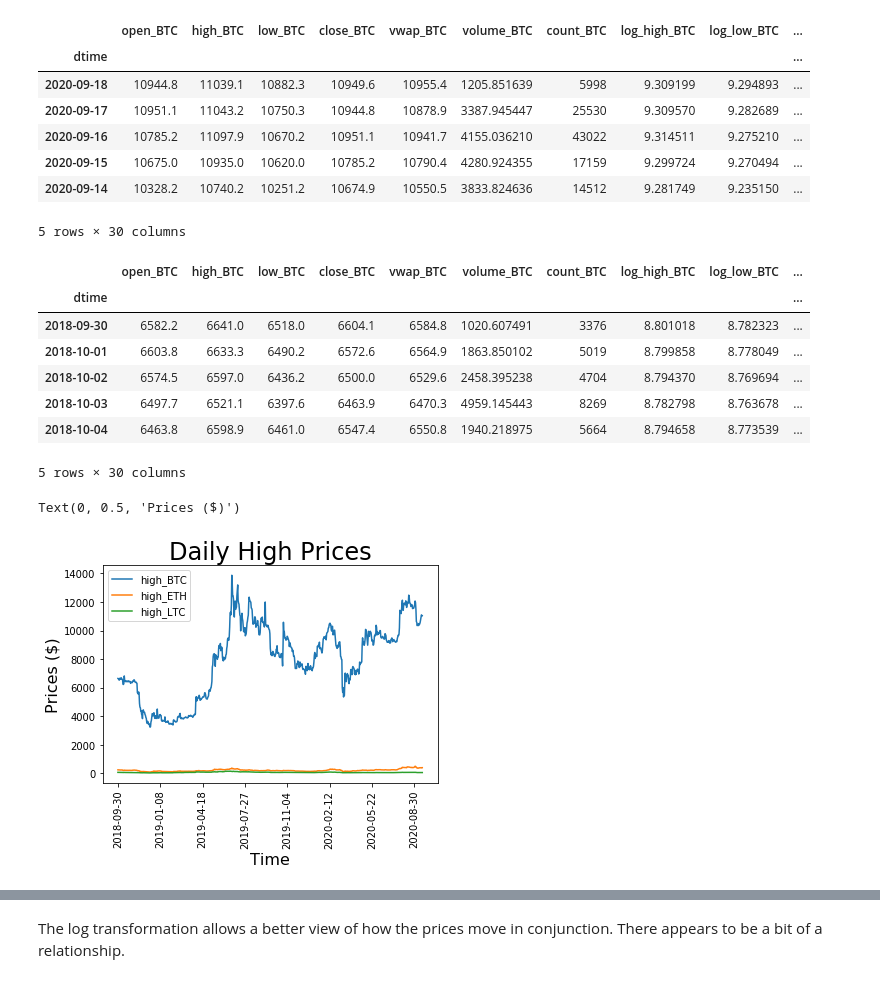
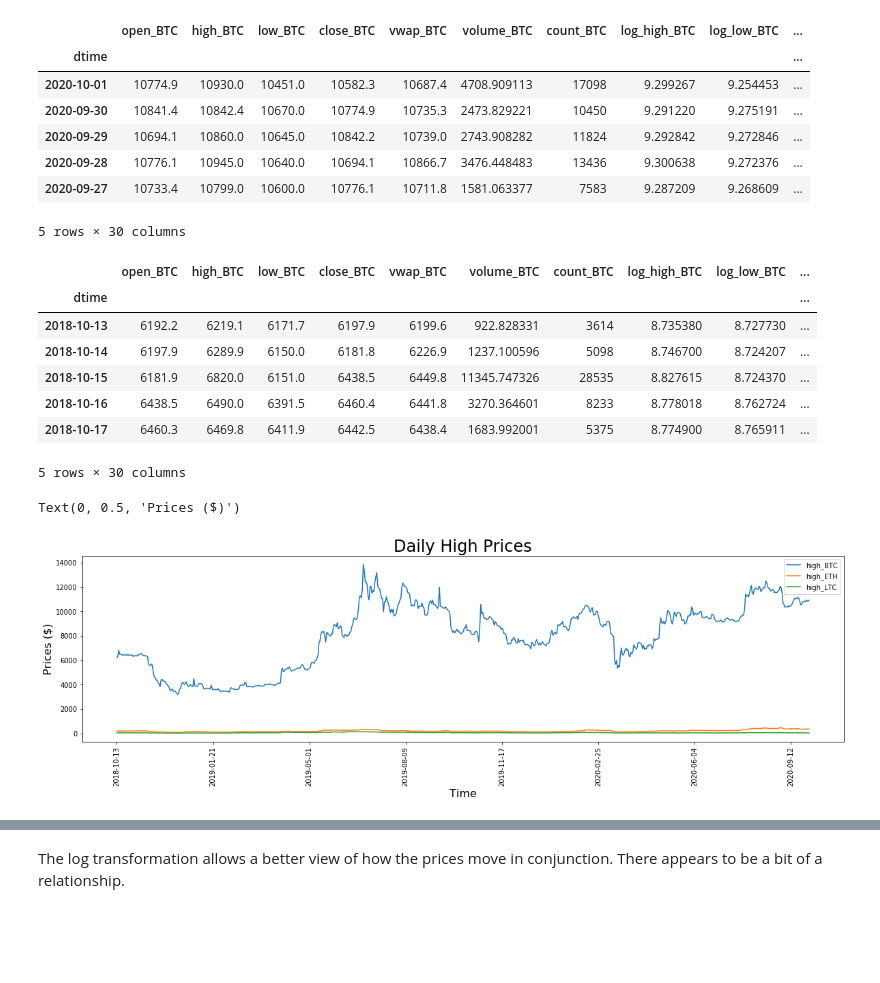
Before and after one commit to hank-butler/Third-Capstone, a Jupyter notebook: Third_Capstone_EDA.ipynb, the cells around one changed output, grey strips where cells are left out. Saved outputs shown, nothing was run; the diff lists cells and outputs as text; code cells hidden in the pictures; blank space fills up the shorter version.

Commit message:
Cleaned up code, added corr plot

```diff
--- a/Third_Capstone_EDA.ipynb
+++ b/Third_Capstone_EDA.ipynb
@@ -21,17 +21,15 @@ df.head()
 # %%
 df.set_index('dtime', inplace=True)
-# %%
-df = df.drop(columns = ['time'])
 # %%
 df.head()
 # %% [output]
 |  | open_BTC | high_BTC | low_BTC | close_BTC | vwap_BTC | volume_BTC | count_BTC | log_high_BTC | log_low_BTC | ... |
 | dtime |  |  |  |  |  |  |  |  |  | ... |
-| 2020-09-18 | 10944.8 | 11039.1 | 10882.3 | 10949.6 | 10955.4 | 1205.851639 | 5998 | 9.309199 | 9.294893 | ... |
-| 2020-09-17 | 10951.1 | 11043.2 | 10750.3 | 10944.8 | 10878.9 | 3387.945447 | 25530 | 9.309570 | 9.282689 | ... |
-| 2020-09-16 | 10785.2 | 11097.9 | 10670.2 | 10951.1 | 10941.7 | 4155.036210 | 43022 | 9.314511 | 9.275210 | ... |
-| 2020-09-15 | 10675.0 | 10935.0 | 10620.0 | 10785.2 | 10790.4 | 4280.924355 | 17159 | 9.299724 | 9.270494 | ... |
-| 2020-09-14 | 10328.2 | 10740.2 | 10251.2 | 10674.9 | 10550.5 | 3833.824636 | 14512 | 9.281749 | 9.235150 | ... |
+| 2020-10-01 | 10774.9 | 10930.0 | 10451.0 | 10582.3 | 10687.4 | 4708.909113 | 17098 | 9.299267 | 9.254453 | ... |
+| 2020-09-30 | 10841.4 | 10842.4 | 10670.0 | 10774.9 | 10735.3 | 2473.829221 | 10450 | 9.291220 | 9.275191 | ... |
+| 2020-09-29 | 10694.1 | 10860.0 | 10645.0 | 10842.2 | 10739.0 | 2743.908282 | 11824 | 9.292842 | 9.272846 | ... |
+| 2020-09-28 | 10776.1 | 10945.0 | 10640.0 | 10694.1 | 10866.7 | 3476.448483 | 13436 | 9.300638 | 9.272376 | ... |
+| 2020-09-27 | 10733.4 | 10799.0 | 10600.0 | 10776.1 | 10711.8 | 1581.063377 | 7583 | 9.287209 | 9.268609 | ... |
 5 rows × 30 columns
 # %%
 # Need to reset the index so it starts with oldest date first to properly plot.
@@ -42,18 +40,18 @@ df.head()
 # %% [output]
 |  | open_BTC | high_BTC | low_BTC | close_BTC | vwap_BTC | volume_BTC | count_BTC | log_high_BTC | log_low_BTC | ... |
 | dtime |  |  |  |  |  |  |  |  |  | ... |
-| 2018-09-30 | 6582.2 | 6641.0 | 6518.0 | 6604.1 | 6584.8 | 1020.607491 | 3376 | 8.801018 | 8.782323 | ... |
-| 2018-10-01 | 6603.8 | 6633.3 | 6490.2 | 6572.6 | 6564.9 | 1863.850102 | 5019 | 8.799858 | 8.778049 | ... |
-| 2018-10-02 | 6574.5 | 6597.0 | 6436.2 | 6500.0 | 6529.6 | 2458.395238 | 4704 | 8.794370 | 8.769694 | ... |
-| 2018-10-03 | 6497.7 | 6521.1 | 6397.6 | 6463.9 | 6470.3 | 4959.145443 | 8269 | 8.782798 | 8.763678 | ... |
-| 2018-10-04 | 6463.8 | 6598.9 | 6461.0 | 6547.4 | 6550.8 | 1940.218975 | 5664 | 8.794658 | 8.773539 | ... |
+| 2018-10-13 | 6192.2 | 6219.1 | 6171.7 | 6197.9 | 6199.6 | 922.828331 | 3614 | 8.735380 | 8.727730 | ... |
+| 2018-10-14 | 6197.9 | 6289.9 | 6150.0 | 6181.8 | 6226.9 | 1237.100596 | 5098 | 8.746700 | 8.724207 | ... |
+| 2018-10-15 | 6181.9 | 6820.0 | 6151.0 | 6438.5 | 6449.8 | 11345.747326 | 28535 | 8.827615 | 8.724370 | ... |
+| 2018-10-16 | 6438.5 | 6490.0 | 6391.5 | 6460.4 | 6441.8 | 3270.364601 | 8233 | 8.778018 | 8.762724 | ... |
+| 2018-10-17 | 6460.3 | 6469.8 | 6411.9 | 6442.5 | 6438.4 | 1683.992001 | 5375 | 8.774900 | 8.765911 | ... |
 5 rows × 30 columns
 # %%
-df.plot(y=['high_BTC', 'high_ETH', 'high_LTC'])
+df.plot(y=['high_BTC', 'high_ETH', 'high_LTC'], figsize = (20, 5))
 plt.title("Daily High Prices", size = 24)
 plt.xlabel("Time", size = 16)
 plt.xticks(rotation=90)
 plt.ylabel("Prices ($)", size = 16)
 # %% [output]
 Text(0, 0.5, 'Prices ($)')
-[figure, old version]
+[figure, new version]
```
Also changed, not shown: parts of 60 cells of this notebook.
